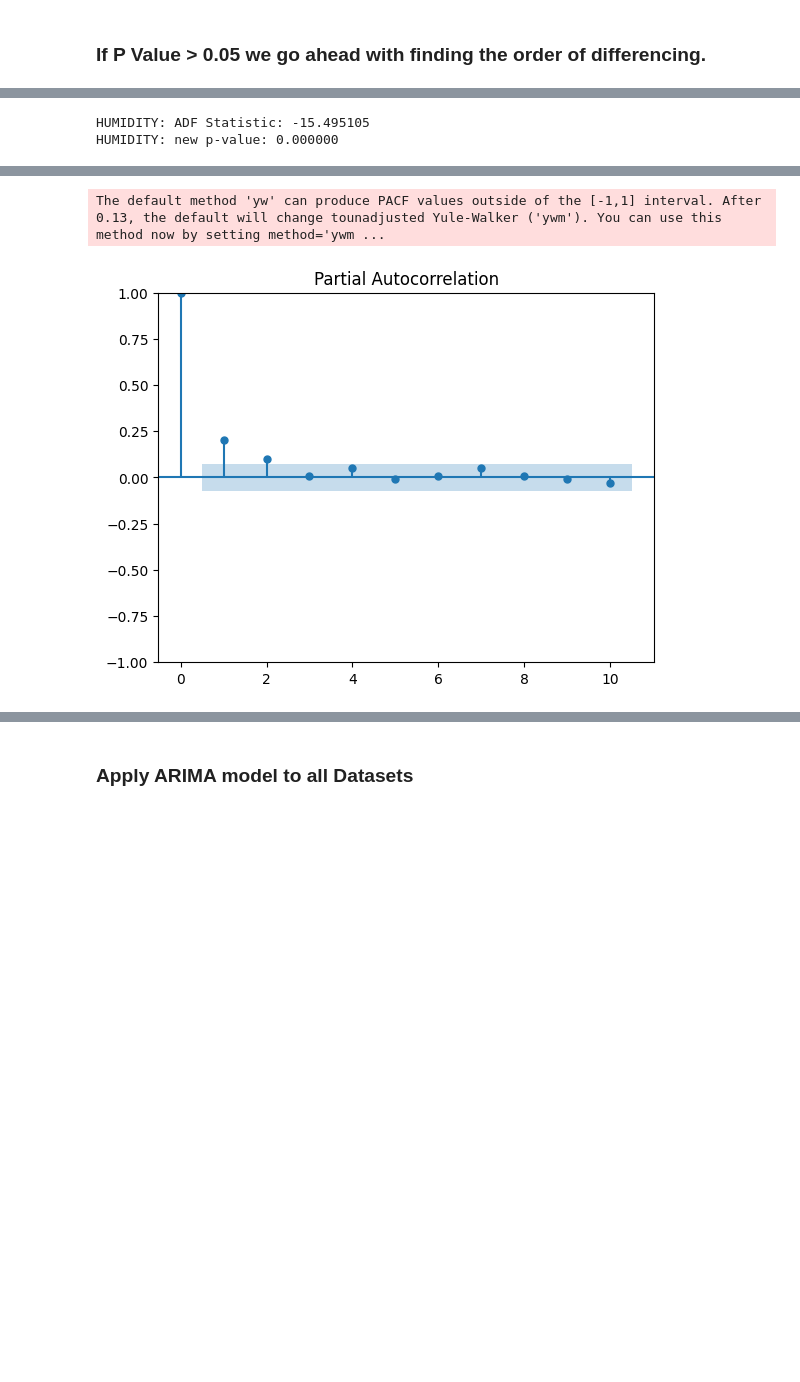
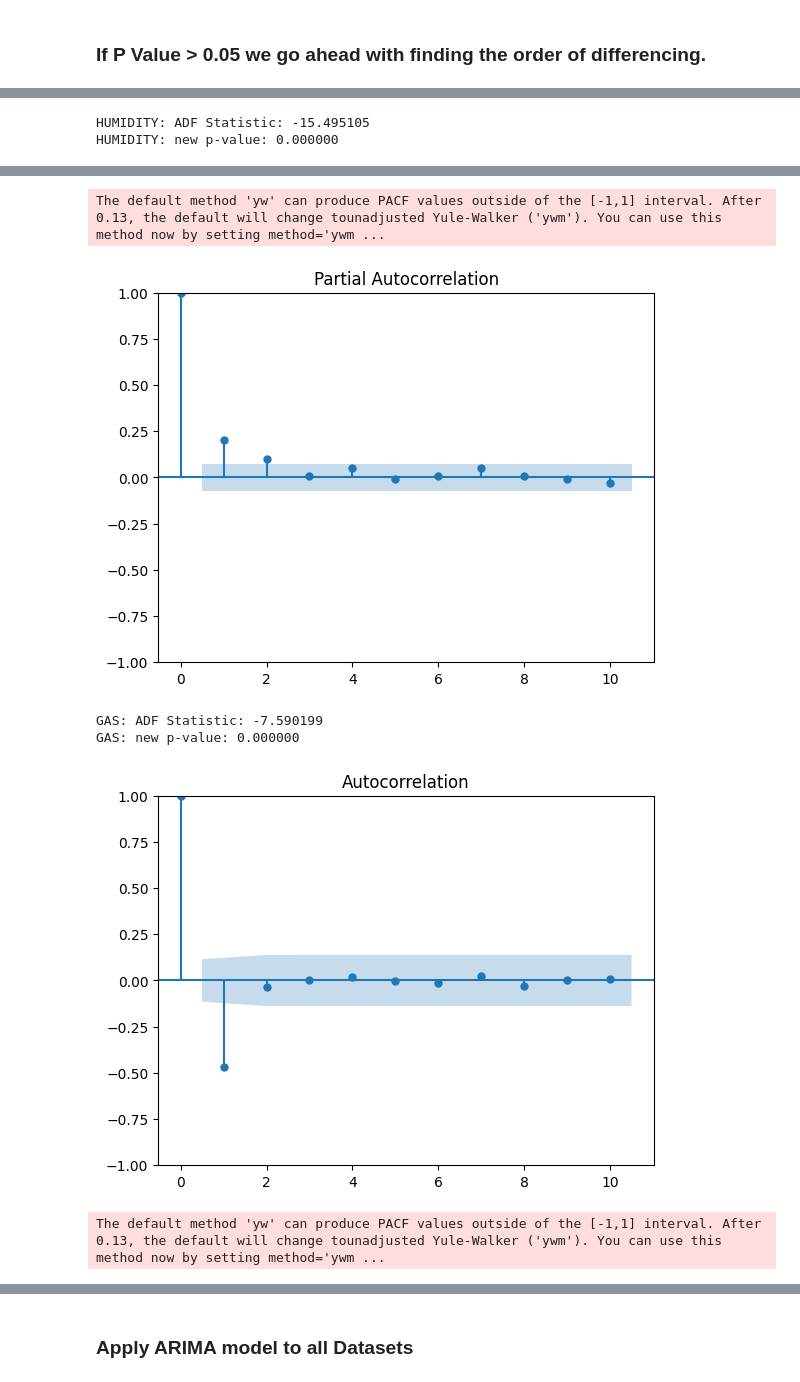
Before and after one commit to andiub97/iot-project, a Jupyter notebook: forecasting/ARIMA_Forecast.ipynb, the cells around one changed output, grey strips where cells are left out. Cells and saved outputs as stored; diff of their text form; code cells hidden in the pictures; blank space fills up the shorter version.

```diff
--- a/forecasting/ARIMA_Forecast.ipynb
+++ b/forecasting/ARIMA_Forecast.ipynb
@@ -209,7 +209,7 @@ GAS: p-value: 0.000000
 # %%
 from statsmodels.graphics import tsaplots
 
-if (not dfTemp.empty and resultTemp[1] > 0.05):
+if (not dfTemp.empty):
     aux = trainTemp
     train_new = aux.diff().dropna()
     result = adfuller(train_new)
@@ -220,35 +220,39 @@ if (not dfTemp.empty and resultTemp[1] > 0.05):
     fig = tsaplots.plot_pacf(train_new, lags=10)
     plt.show()
 
-if (not dfHum.empty and resultHum[1] > 0.05):
+if (not dfHum.empty):
     aux = trainHum
     train_new = aux.diff().dropna()
     result = adfuller(train_new)
     print('HUMIDITY: ADF Statistic: %f' % result[0])
     print('HUMIDITY: new p-value: %f' % result[1])
     fig = tsaplots.plot_acf(train_new, lags=10)
     plt.show()
     fig = tsaplots.plot_pacf(train_new, lags=10)
     plt.show()
 
-if (not dfGas.empty and resultGas[1] > 0.05):
+if (not dfGas.empty):
     aux = trainGas
     train_new = aux.diff().dropna()
     result = adfuller(train_new)
     print('GAS: ADF Statistic: %f' % result[0])
     print('GAS: new p-value: %f' % result[1])
     fig = tsaplots.plot_acf(train_new, lags=10)
     plt.show()
     fig = tsaplots.plot_pacf(train_new, lags=10)
     plt.show()
 # %% [output]
 TEMPERATURE: ADF Statistic: -6.527069
 TEMPERATURE: new p-value: 0.000000
 [figure]
 The default method 'yw' can produce PACF values outside of the [-1,1] interval. After 0.13, the default will change tounadjusted Yule-Walker ('ywm'). You can use this method now by setting method='ywm ...
 [figure]
 HUMIDITY: ADF Statistic: -15.495105
 HUMIDITY: new p-value: 0.000000
 [figure]
 The default method 'yw' can produce PACF values outside of the [-1,1] interval. After 0.13, the default will change tounadjusted Yule-Walker ('ywm'). You can use this method now by setting method='ywm ...
 [figure]
+GAS: ADF Statistic: -7.590199
+GAS: new p-value: 0.000000
+[figure, added]
+The default method 'yw' can produce PACF values outside of the [-1,1] interval. After 0.13, the default will change tounadjusted Yule-Walker ('ywm'). You can use this method now by setting method='ywm ...
```
Also changed, not shown: parts of 4 cells of this notebook.
